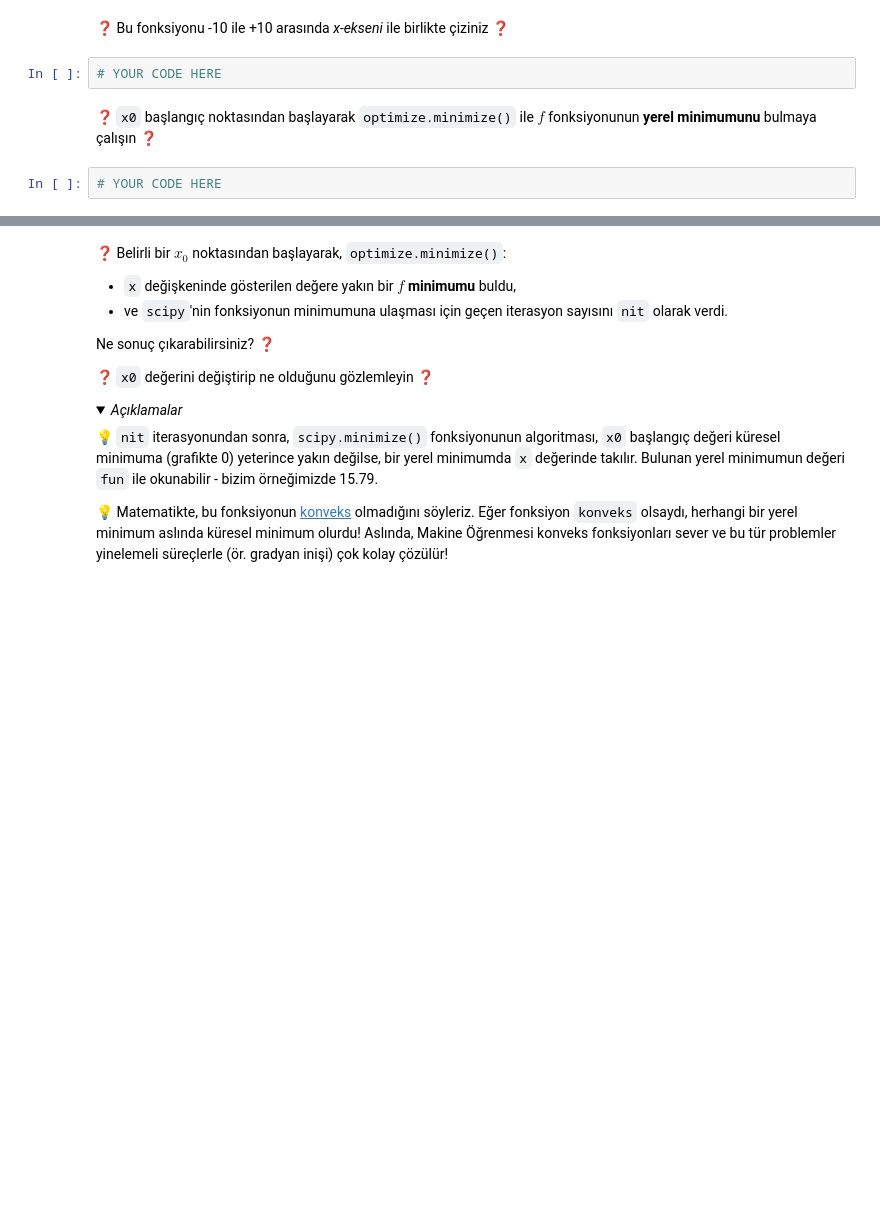
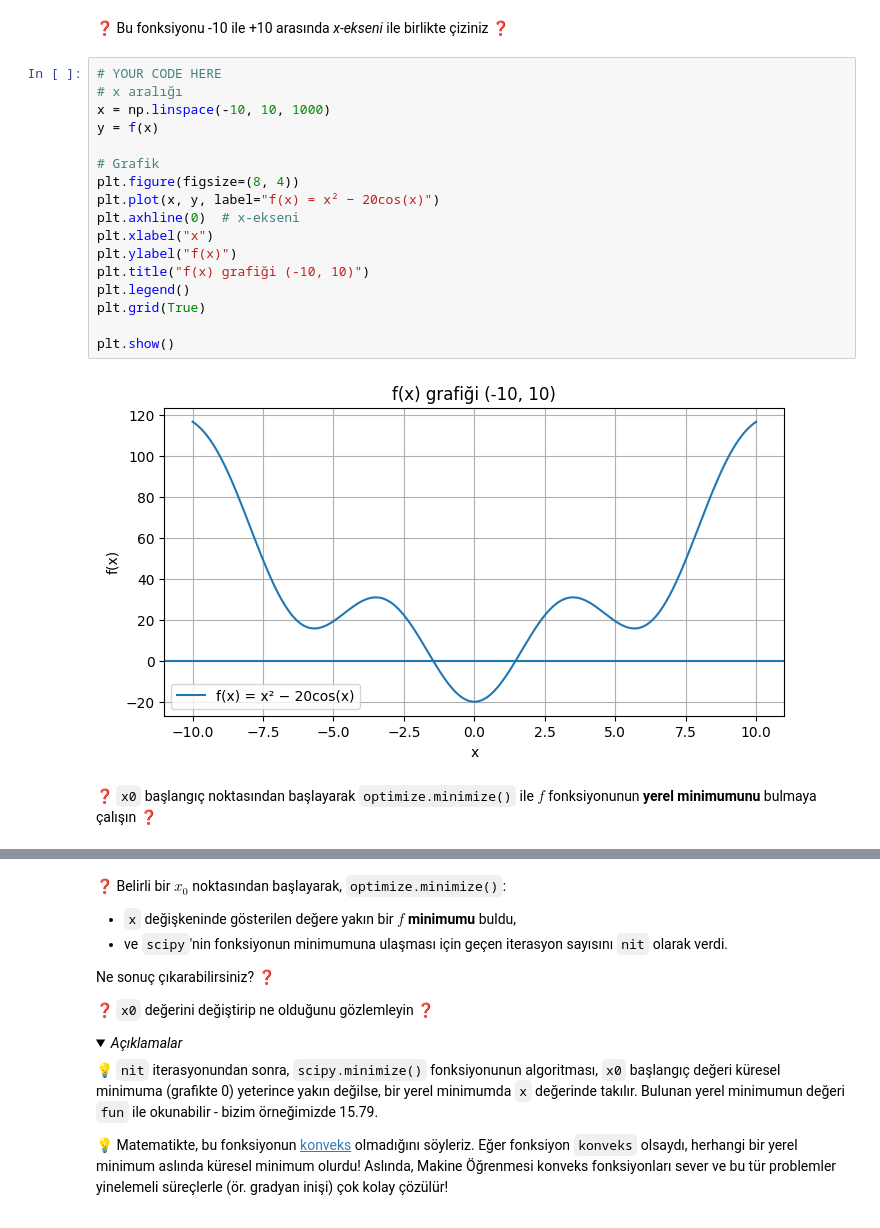
Before and after one commit to halimcan/data-scipy, a Jupyter notebook: 03-scipy.ipynb, the cells around one changed output, grey strips where cells are left out. Cells and saved outputs as stored; diff of their text form; folded sections open; blank space fills up the shorter version.

```diff
--- a/03-scipy.ipynb
+++ b/03-scipy.ipynb
@@ -29,9 +30,24 @@ def f(x):
     return (x**2 - 20 * np.cos(x))
 # %% [markdown]
 ❓ Bu fonksiyonu -10 ile +10 arasında *x-ekseni* ile birlikte çiziniz ❓
-# %%
-# YOUR CODE HERE
+# %%
+# YOUR CODE HERE
+# x aralığı
+x = np.linspace(-10, 10, 1000)
+y = f(x)
+
+# Grafik
+plt.figure(figsize=(8, 4))
+plt.plot(x, y, label="f(x) = x² − 20cos(x)")
+plt.axhline(0)  # x-ekseni
+plt.xlabel("x")
+plt.ylabel("f(x)")
+plt.title("f(x) grafiği (-10, 10)")
+plt.legend()
+plt.grid(True)
+
+plt.show()
+# %% [output]
+[figure, added]
 # %% [markdown]
 ❓ `x0` başlangıç noktasından başlayarak `optimize.minimize()` ile $f$ fonksiyonunun **yerel minimumunu** bulmaya çalışın ❓
-# %%
-# YOUR CODE HERE
```
Also changed, not shown: parts of 16 cells of this notebook, 1 other file.
